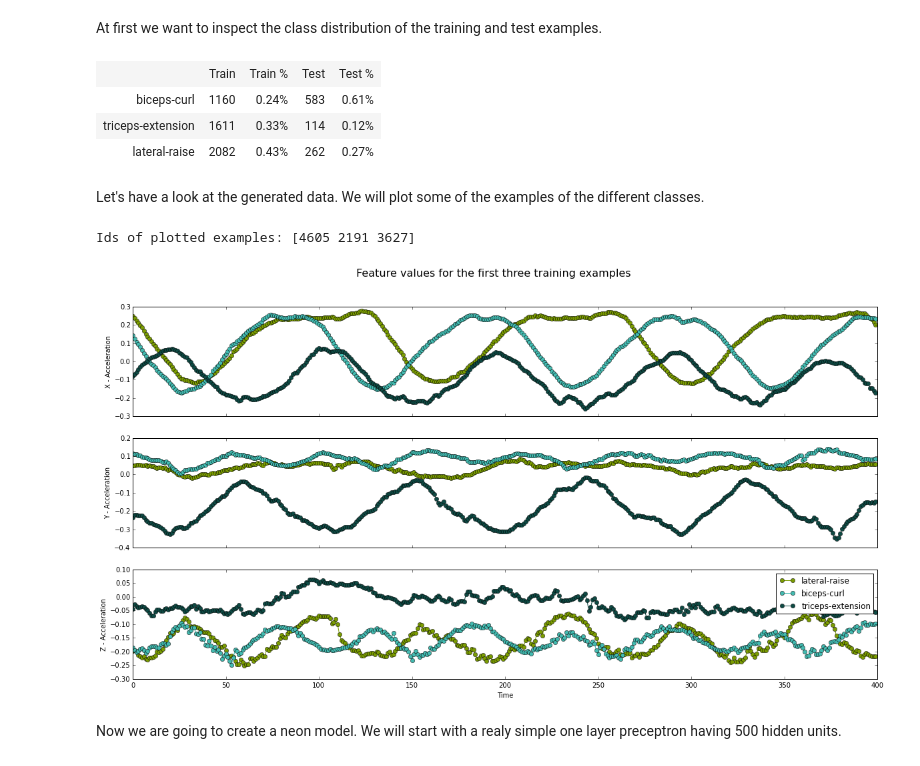
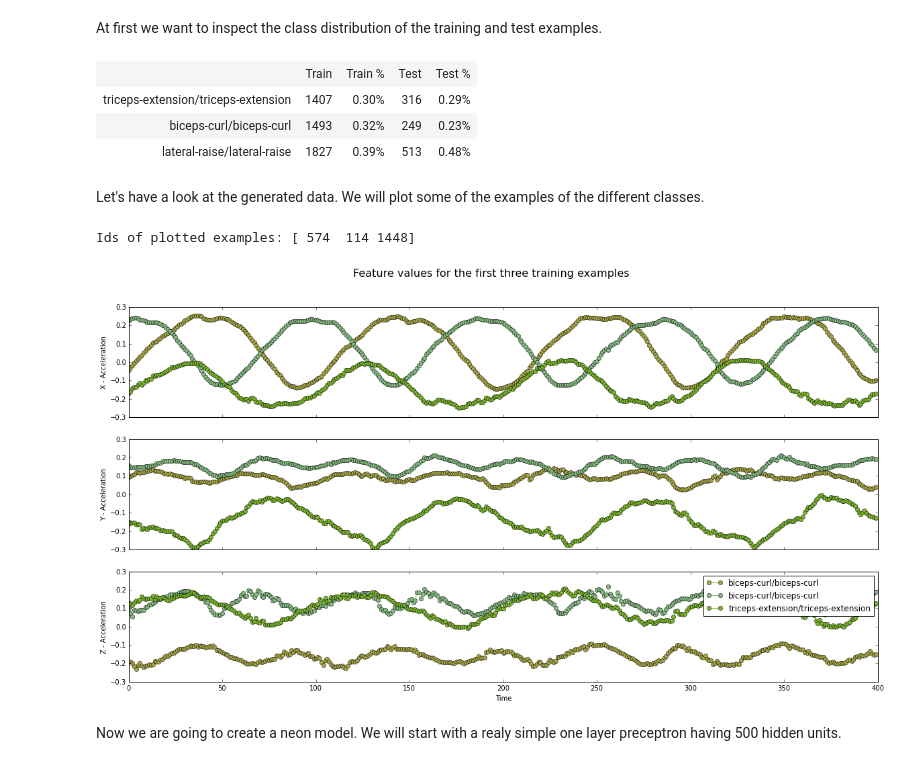
Before and after one commit to zapletal-martin/muvr-analytics-1, a Jupyter notebook: ipython-analysis/exercise-mlp.ipynb, the cells around one changed output. Drawn from its saved outputs; the diff is of its cells as text; code cells hidden in the pictures.

Commit message:
Finished MLP python spark integration

```diff
--- a/ipython-analysis/exercise-mlp.ipynb
+++ b/ipython-analysis/exercise-mlp.ipynb
@@ -127,0 +28,10 @@ Number of labels: 3
+# %%
+from training.acceleration_dataset import AccelerationDataset
+
+root_path = '/Users/tombocklisch/data/spark-csv-exercises/'
+dataset = AccelerationDataset(os.path.join(root_path, 'datasets/9d1a8b72-1651-4d42-acb9-7df4d4ac4cf1/'))
+
+print "Number of training examples:", dataset.num_train_examples
+print "Number of test examples:", dataset.num_test_examples
+print "Number of features:", dataset.num_features
+print "Number of labels:", dataset.num_labels
@@ -132,10 +50,10 @@ from ipy_table import *
 from operator import itemgetter
 
 def calculate_dist(labels):
-    dist = np.zeros((1, dataset.num_labels))
-    for i in range(0, labels.shape[0]):
-        dist[0, labels[i, 0]] += 1
-    return np.transpose(dist)
+    dist = np.zeros((dataset.num_labels, 1))
+    for i in range(0, len(labels)):
+        dist[labels[i], 0] += 1
+    return dist
 
 train_dist = calculate_dist(dataset.y_train)
 test_dist = calculate_dist(dataset.y_test)
@@ -167,9 +85,9 @@ set_column_style(4, float_format='%0.2f%%')
 set_column_style(0, align="left")
 # %% [output]
 |  | Train | Train % | Test | Test % |
-| biceps-curl | 1160 | 0.24% | 583 | 0.61% |
-| triceps-extension | 1611 | 0.33% | 114 | 0.12% |
-| lateral-raise | 2082 | 0.43% | 262 | 0.27% |
+| triceps-extension/triceps-extension | 1407 | 0.30% | 316 | 0.29% |
+| biceps-curl/biceps-curl | 1493 | 0.32% | 249 | 0.23% |
+| lateral-raise/lateral-raise | 1827 | 0.39% | 513 | 0.48% |
 # %% [markdown]
 Let's have a look at the generated data. We will plot some of the examples of the different classes.
 # %%
@@ -179,39 +97,39 @@ from pylab import *
 # Choose some random examples to plot from the training data
 number_of_examples_to_plot = 3
 plot_ids = np.random.random_integers(0, dataset.num_train_examples - 1, number_of_examples_to_plot)
 
 print "Ids of plotted examples:",plot_ids
 
 # Retrieve a human readable label given the idx of an example
 def label_of_example(i):
-    return dataset.human_label_for(dataset.y_train[i, 0])
+    return dataset.human_label_for(dataset.y_train[i])
 
 figure(figsize=(20,10))
 ax1 = subplot(311)
 setp(ax1.get_xticklabels(), visible=False)
 ax1.set_ylabel('X - Acceleration')
 
 ax2 = subplot(312, sharex=ax1)
 setp(ax2.get_xticklabels(), visible=False)
 ax2.set_ylabel('Y - Acceleration')
 
 ax3 = subplot(313, sharex=ax1)
 ax3.set_ylabel('Z - Acceleration')
 
 for i in plot_ids:
     c = np.random.random((3,))
 
-    ax1.plot(range(0, dataset.feature_count / 3), dataset.X_train[i,0:400], '-o', c=c)
-    ax2.plot(range(0, dataset.feature_count / 3), dataset.X_train[i,400:800], '-o', c=c)
-    ax3.plot(range(0, dataset.feature_count / 3), dataset.X_train[i,800:1200], '-o', c=c)
+    ax1.plot(range(0, dataset.num_features / 3), dataset.X_train[i,0:400], '-o', c=c)
+    ax2.plot(range(0, dataset.num_features / 3), dataset.X_train[i,400:800], '-o', c=c)
+    ax3.plot(range(0, dataset.num_features / 3), dataset.X_train[i,800:1200], '-o', c=c)
 
 legend(map(label_of_example, plot_ids))
 suptitle('Feature values for the first three training examples', fontsize=16)
 xlabel('Time')
 show()
 # %% [output]
-Ids of plotted examples: [4605 2191 3627]
+Ids of plotted examples: [ 574  114 1448]
-[figure, old version]
+[figure, new version]
 # %% [markdown]
 Now we are going to create a neon model. We will start with a realy simple one layer preceptron having 500 hidden units.
 # %%
```
Also changed, not shown: parts of 12 cells of this notebook, 12 other files.
